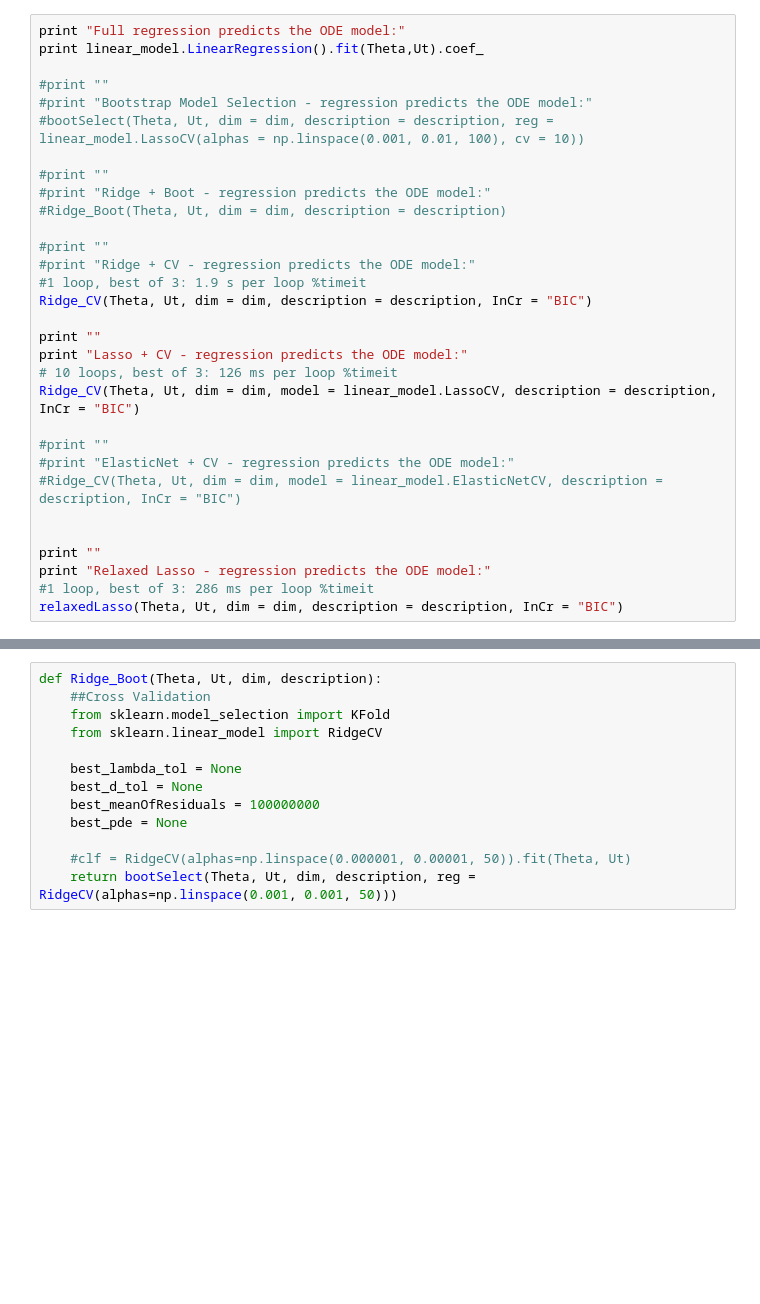
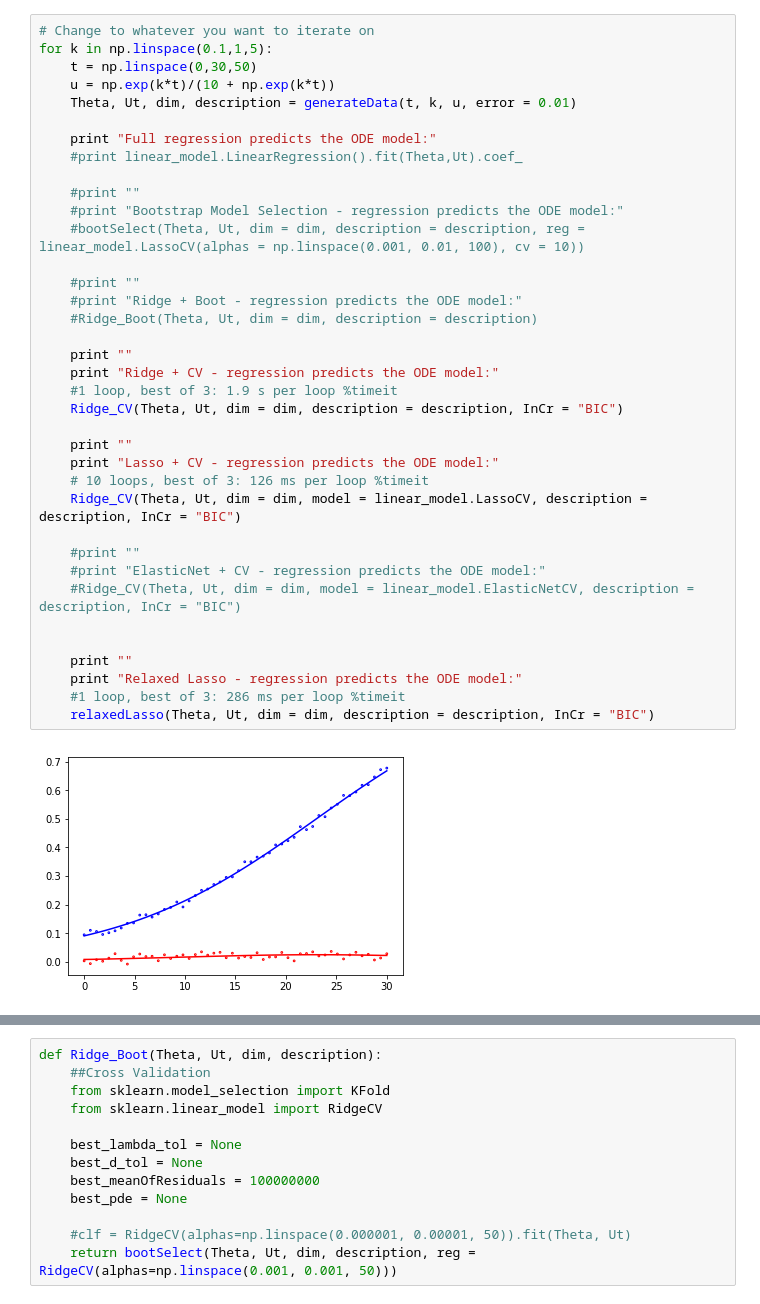
Before and after one commit to Xieyangxinyu/SINDy, a Jupyter notebook: SINDy_Shrinkage Model Comparison.ipynb, the cells around one changed output, grey strips where cells are left out. Saved outputs shown, nothing was run; the diff lists cells and outputs as text; blank space fills up the shorter version.

```diff
--- a/SINDy_Shrinkage Model Comparison.ipynb
+++ b/SINDy_Shrinkage Model Comparison.ipynb
@@ -78,33 +55,40 @@ dim = len(description)
 # %%
-print "Full regression predicts the ODE model:"
-print linear_model.LinearRegression().fit(Theta,Ut).coef_
+# Change to whatever you want to iterate on
+for k in np.linspace(0.1,1,5):
+    t = np.linspace(0,30,50)
+    u = np.exp(k*t)/(10 + np.exp(k*t))
+    Theta, Ut, dim, description = generateData(t, k, u, error = 0.01)
 
-#print ""
-#print "Bootstrap Model Selection - regression predicts the ODE model:"
-#bootSelect(Theta, Ut, dim = dim, description = description, reg = linear_model.LassoCV(alphas = np.linspace(0.001, 0.01, 100), cv = 10))
+    print "Full regression predicts the ODE model:"
+    #print linear_model.LinearRegression().fit(Theta,Ut).coef_
 
-#print ""
-#print "Ridge + Boot - regression predicts the ODE model:"
-#Ridge_Boot(Theta, Ut, dim = dim, description = description)
+    #print ""
+    #print "Bootstrap Model Selection - regression predicts the ODE model:"
+    #bootSelect(Theta, Ut, dim = dim, description = description, reg = linear_model.LassoCV(alphas = np.linspace(0.001, 0.01, 100), cv = 10))
 
-#print ""
-#print "Ridge + CV - regression predicts the ODE model:"
-#1 loop, best of 3: 1.9 s per loop %timeit
-Ridge_CV(Theta, Ut, dim = dim, description = description, InCr = "BIC")
+    #print ""
+    #print "Ridge + Boot - regression predicts the ODE model:"
+    #Ridge_Boot(Theta, Ut, dim = dim, description = description)
 
-print ""
-print "Lasso + CV - regression predicts the ODE model:"
-# 10 loops, best of 3: 126 ms per loop %timeit
-Ridge_CV(Theta, Ut, dim = dim, model = linear_model.LassoCV, description = description, InCr = "BIC")
+    print ""
+    print "Ridge + CV - regression predicts the ODE model:"
+    #1 loop, best of 3: 1.9 s per loop %timeit
+    Ridge_CV(Theta, Ut, dim = dim, description = description, InCr = "BIC")
 
-#print ""
-#print "ElasticNet + CV - regression predicts the ODE model:"
-#Ridge_CV(Theta, Ut, dim = dim, model = linear_model.ElasticNetCV, description = description, InCr = "BIC")
+    print ""
+    print "Lasso + CV - regression predicts the ODE model:"
+    # 10 loops, best of 3: 126 ms per loop %timeit
+    Ridge_CV(Theta, Ut, dim = dim, model = linear_model.LassoCV, description = description, InCr = "BIC")
+
+    #print ""
+    #print "ElasticNet + CV - regression predicts the ODE model:"
+    #Ridge_CV(Theta, Ut, dim = dim, model = linear_model.ElasticNetCV, description = description, InCr = "BIC")
 
 
-print ""
-print "Relaxed Lasso - regression predicts the ODE model:"
-#1 loop, best of 3: 286 ms per loop %timeit
-relaxedLasso(Theta, Ut, dim = dim, description = description, InCr = "BIC")
+    print ""
+    print "Relaxed Lasso - regression predicts the ODE model:"
+    #1 loop, best of 3: 286 ms per loop %timeit
+    relaxedLasso(Theta, Ut, dim = dim, description = description, InCr = "BIC")
 # %% [output]
+[figure, added]
 Full regression predicts the ODE model:
```
Also changed, not shown: parts of 8 cells of this notebook.
